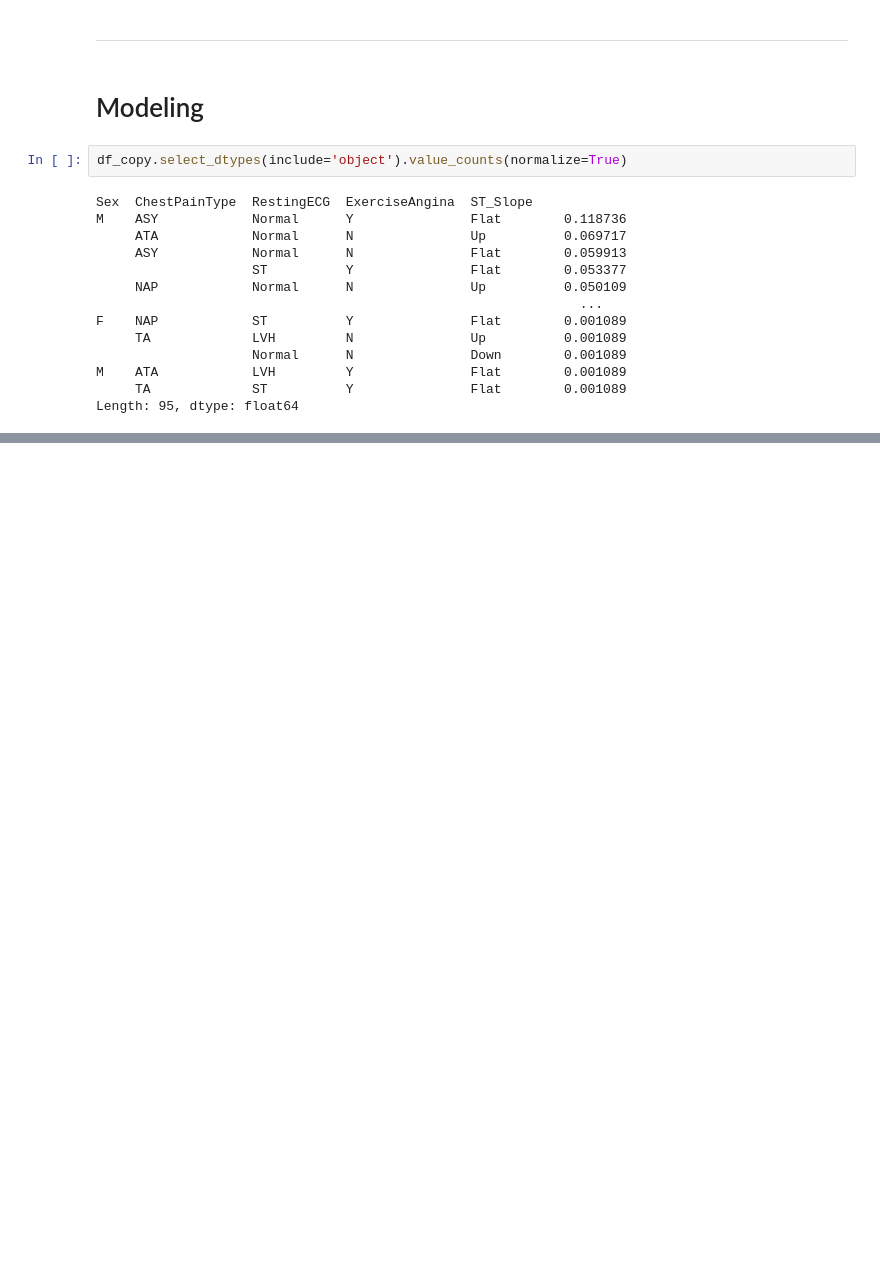
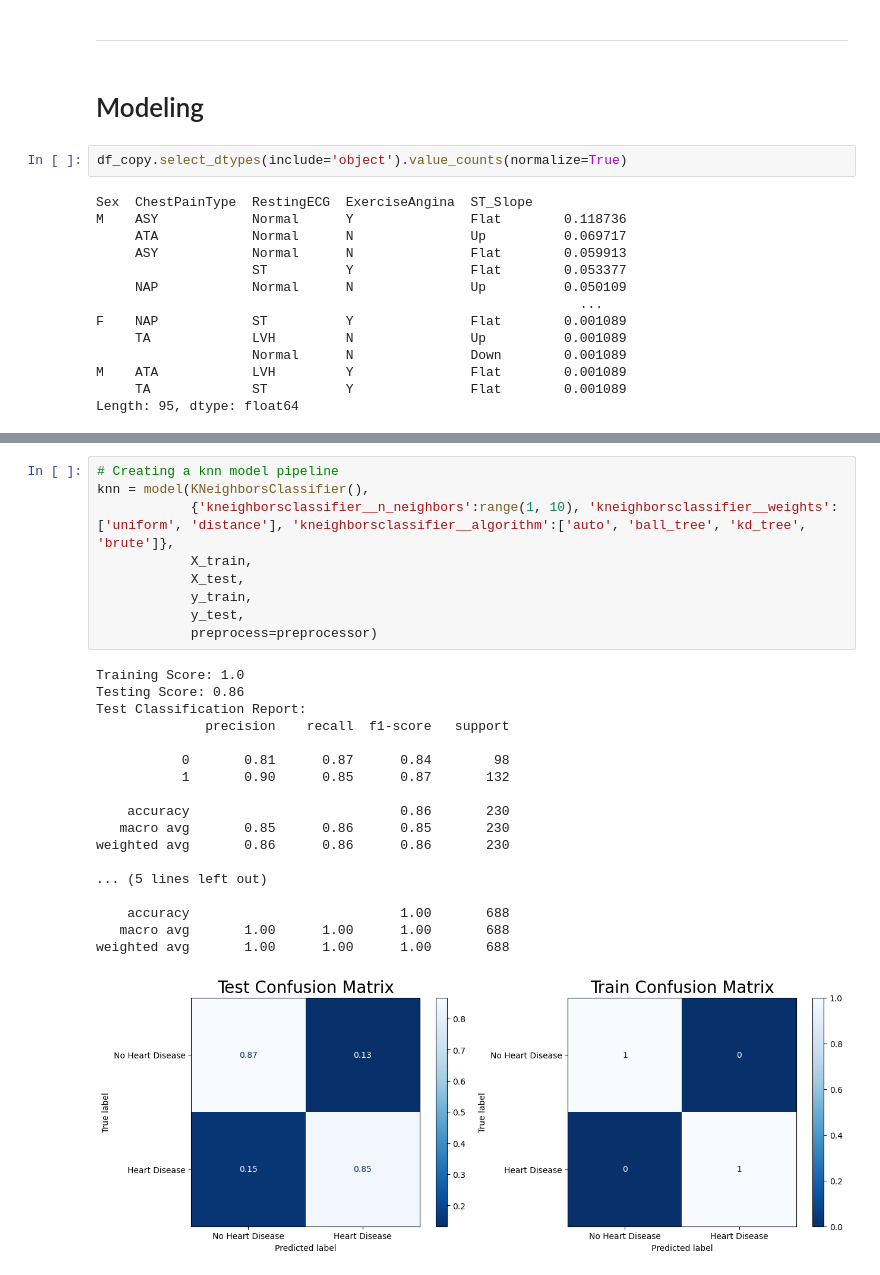
Before and after one commit to zeekwired/Project-2, a Jupyter notebook: Project 2.ipynb, the cells around one changed output, grey strips where cells are left out. Saved outputs shown, nothing was run; the diff lists cells and outputs as text; blank space fills up the shorter version.

```diff
--- a/Project 2.ipynb
+++ b/Project 2.ipynb
@@ -383,0 +460,28 @@ weighted avg       0.87      0.87      0.87       688
+# %%
+# Creating a knn model pipeline
+knn = model(KNeighborsClassifier(),
+            {'kneighborsclassifier__n_neighbors':range(1, 10), 'kneighborsclassifier__weights':['uniform', 'distance'], 'kneighborsclassifier__algorithm':['auto', 'ball_tree', 'kd_tree', 'brute']},
+            X_train,
+            X_test,
+            y_train,
+            y_test,
+            preprocess=preprocessor)
+# %% [output]
+Training Score: 1.0
+Testing Score: 0.86
+Test Classification Report:
+              precision    recall  f1-score   support
+
+           0       0.81      0.87      0.84        98
+           1       0.90      0.85      0.87       132
+
+    accuracy                           0.86       230
+   macro avg       0.85      0.86      0.85       230
+weighted avg       0.86      0.86      0.86       230
+
+... (5 lines left out)
+
+    accuracy                           1.00       688
+   macro avg       1.00      1.00      1.00       688
+weighted avg       1.00      1.00      1.00       688
+[figure, added]
```
Also changed, not shown: parts of 14 cells of this notebook.
